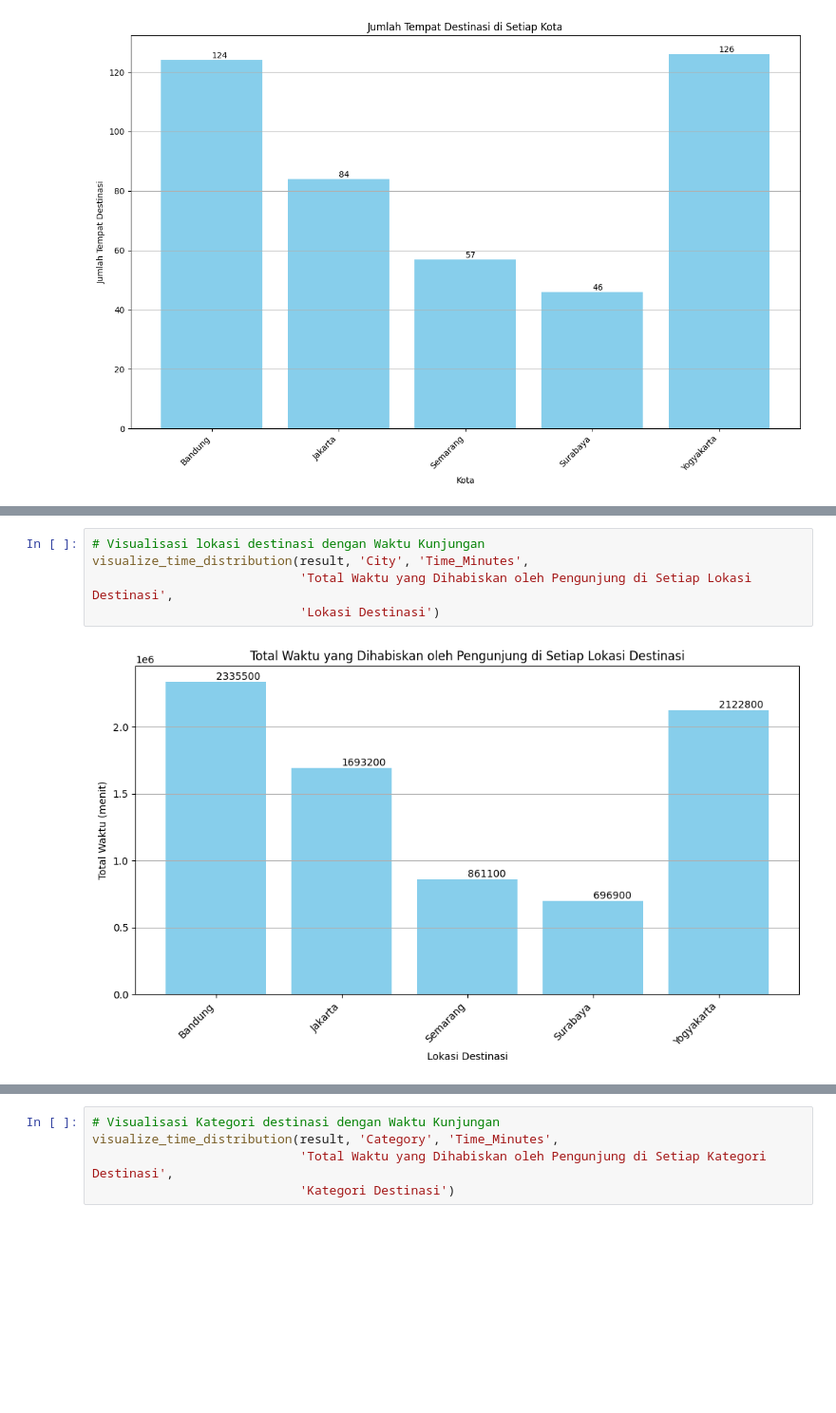
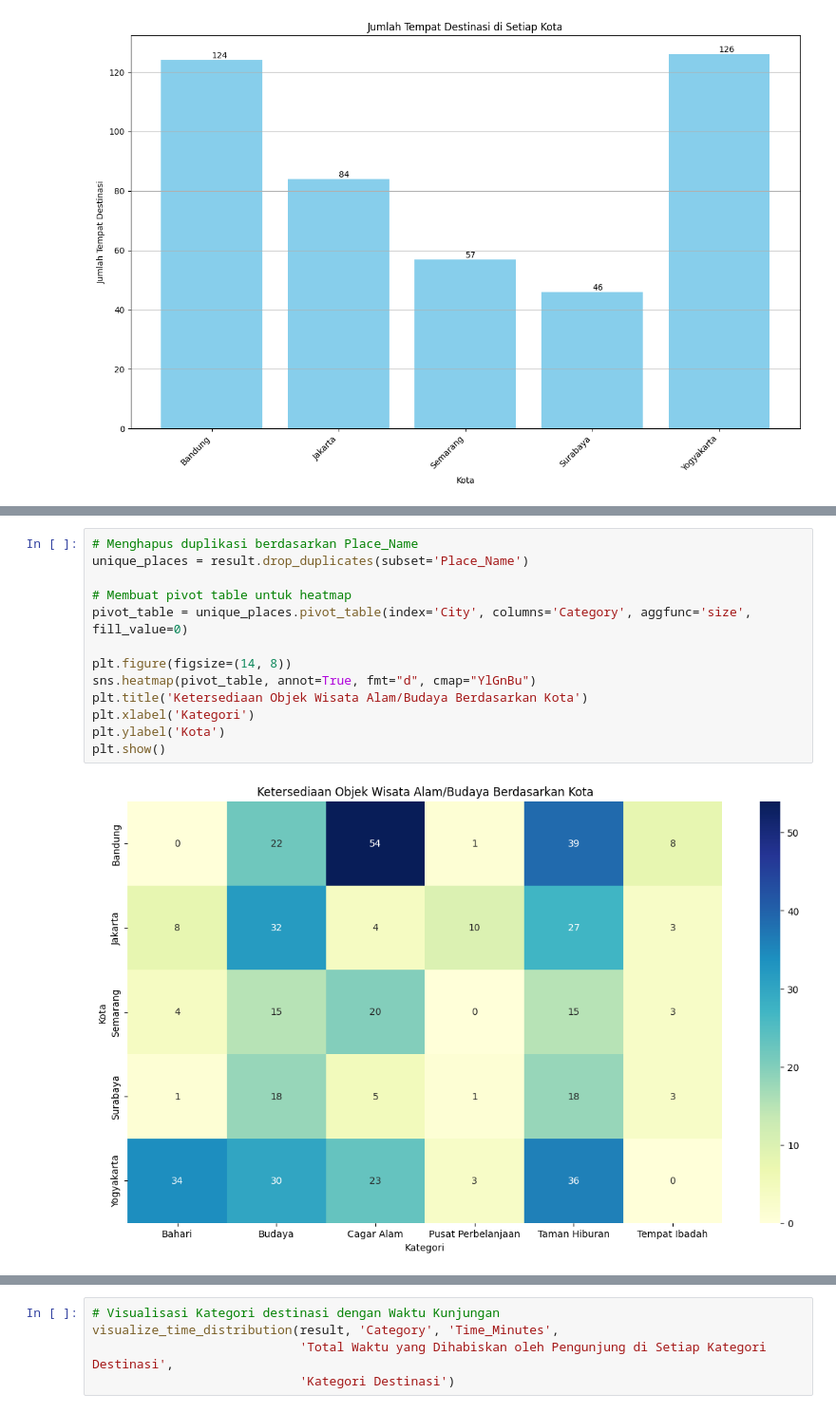
Before and after one commit to muhamadinsani17/Exploring-Tourist-Destinations, a Jupyter notebook: Exploring Tourist Destinations.ipynb, the cells around one changed output, grey strips where cells are left out. Shown: that part at 95% size. Drawn from its saved outputs; the diff is of its cells as text; blank space fills up the shorter version.

```diff
--- a/Exploring Tourist Destinations.ipynb
+++ b/Exploring Tourist Destinations.ipynb
@@ -304,7 +331,15 @@ visualize_places_distribution(result, 'Category', 'Place_Name', 'Jumlah Tempat D
-# %%
-# Visualisasi lokasi destinasi dengan Waktu Kunjungan
-visualize_time_distribution(result, 'City', 'Time_Minutes',
-                            'Total Waktu yang Dihabiskan oleh Pengunjung di Setiap Lokasi Destinasi',
-                            'Lokasi Destinasi')
-# %% [output]
-[figure, removed]
+# %%
+# Menghapus duplikasi berdasarkan Place_Name
+unique_places = result.drop_duplicates(subset='Place_Name')
+
+# Membuat pivot table untuk heatmap
+pivot_table = unique_places.pivot_table(index='City', columns='Category', aggfunc='size', fill_value=0)
+
+plt.figure(figsize=(14, 8))
+sns.heatmap(pivot_table, annot=True, fmt="d", cmap="YlGnBu")
+plt.title('Ketersediaan Objek Wisata Alam/Budaya Berdasarkan Kota')
+plt.xlabel('Kategori')
+plt.ylabel('Kota')
+plt.show()
+# %% [output]
+[figure, added]
```
Also changed, not shown: parts of 40 cells of this notebook.
